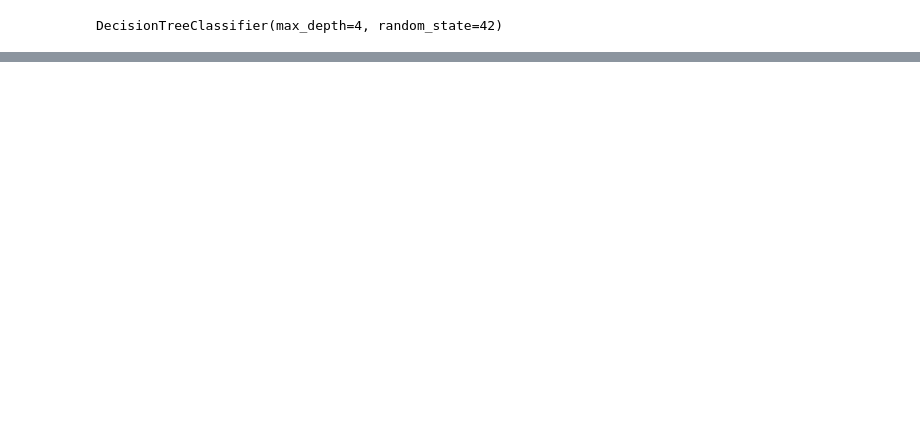
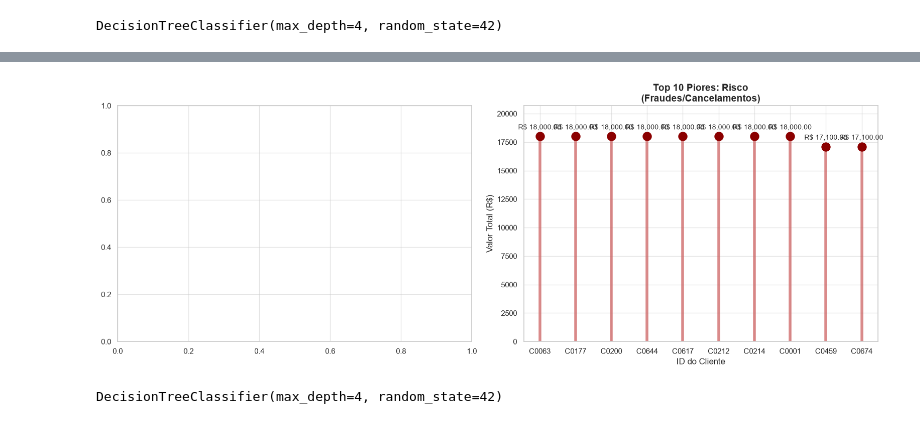
Before and after one commit to lexmoraes/data-science, a Jupyter notebook: desafio04.ipynb, the cells around one changed output, grey strips where cells are left out. Saved outputs shown, nothing was run; the diff lists cells and outputs as text; code cells hidden in the pictures; blank space fills up the shorter version.

```diff
--- a/desafio04.ipynb
+++ b/desafio04.ipynb
@@ -131,0 +180,24 @@ df[df['Renda_Mensal'] > 6117.5].sort_values(by='Valor_Total', ascending=False).w
+# %%
+# --- Gráfico 2: Lollipop - Piores por Risco ---
+fig, axes = plt.subplots(1, 2, figsize=(16, 6))
+
+axes[1].vlines(x=piores_risco['ID_Cliente'], ymin=0, ymax=piores_risco['Valor_Total'],
+               color='indianred', alpha=0.7, linewidth=4)
+axes[1].scatter(x=piores_risco['ID_Cliente'], y=piores_risco['Valor_Total'],
+                s=150, color='darkred', zorder=2)
+
+axes[1].set_title('Top 10 Piores: Risco\n(Fraudes/Cancelamentos)', fontsize=14, fontweight='bold')
+axes[1].set_xlabel('ID do Cliente', fontsize=12)
+axes[1].set_ylabel('Valor Total (R$)', fontsize=12)
+axes[1].set_ylim(0, piores_risco['Valor_Total'].max() * 1.15)
+
+for i, row in piores_risco.iterrows():
+    axes[1].annotate(f"R$ {row['Valor_Total']:,.2f}",
+                     (row['ID_Cliente'], row['Valor_Total']),
+                     ha='center', va='bottom', fontsize=10, xytext=(0, 8), textcoords='offset points')
+
+# 3. Ajuste de layout e exibição final
+plt.tight_layout()
+plt.show()
+# %% [output]
+[figure, added]
@@ -131,0 +209,5 @@ df[df['Renda_Mensal'] > 6117.5].sort_values(by='Valor_Total', ascending=False).w
+# %%
+arvore_pior_cliente = DecisionTreeClassifier(max_depth=4, random_state=42)
+arvore_pior_cliente.fit(X_risco, y_risco)
+# %% [output]
+DecisionTreeClassifier(max_depth=4, random_state=42)
```
Also changed, not shown: parts of 14 cells of this notebook.
